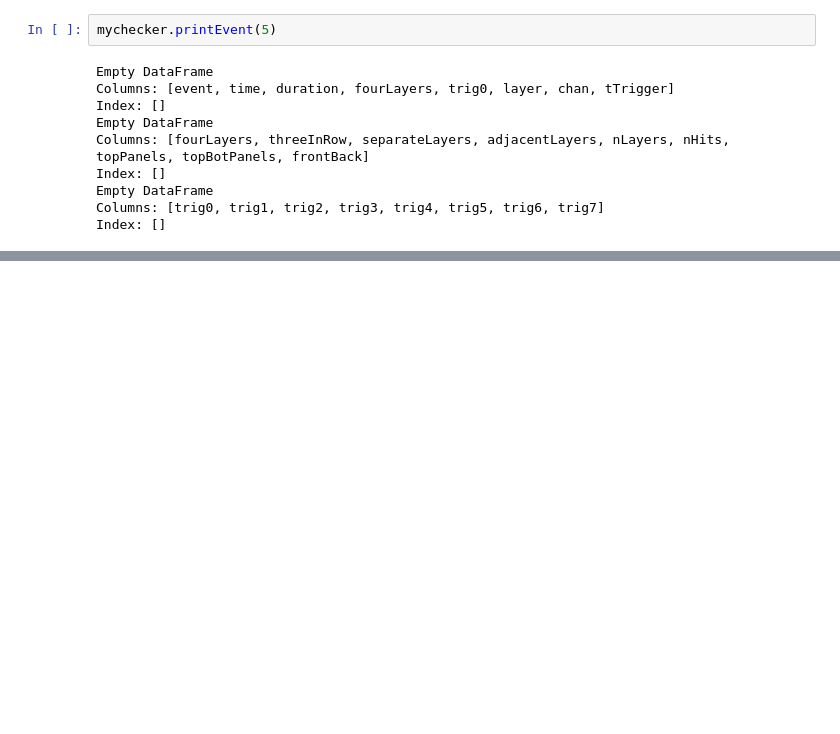
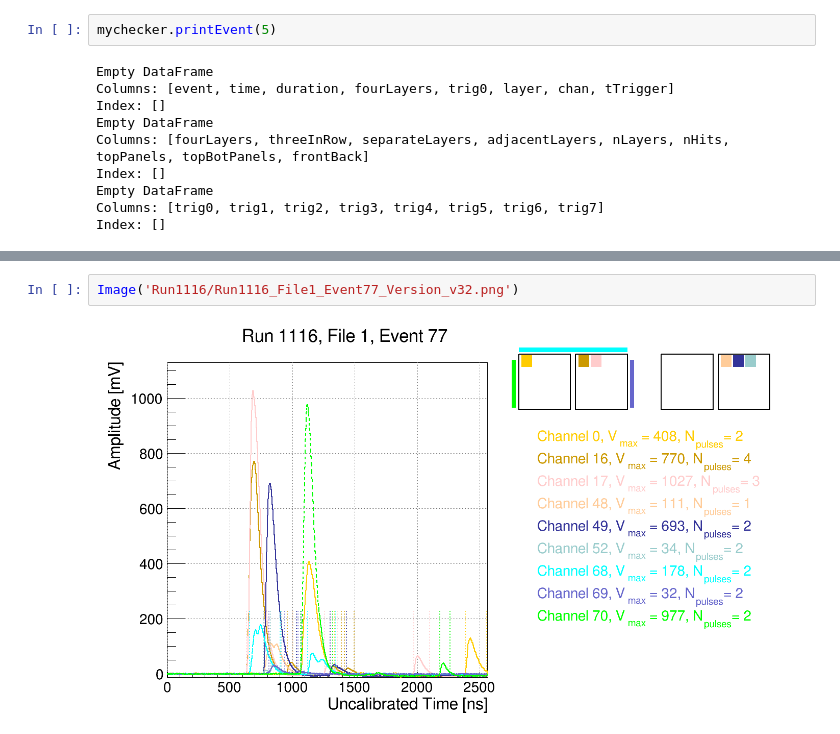
Before and after one commit to milliQan-sw/milliqanOffline, a Jupyter notebook: Run3Detector/analysis/wip/triggerRatesDebug.ipynb, the cells around one changed output, grey strips where cells are left out. Cells and saved outputs as stored; diff of their text form; blank space fills up the shorter version.

```diff
--- a/Run3Detector/analysis/wip/triggerRatesDebug.ipynb
+++ b/Run3Detector/analysis/wip/triggerRatesDebug.ipynb
@@ -338,0 +373,4 @@ Image('Run1116/Run1116_File1_Event429_Version_v32.png')
+# %%
+Image('Run1116/Run1116_File1_Event77_Version_v32.png')
+# %% [output]
+[figure, added]
```
Also changed, not shown: parts of 4 cells of this notebook, 1 other file.
